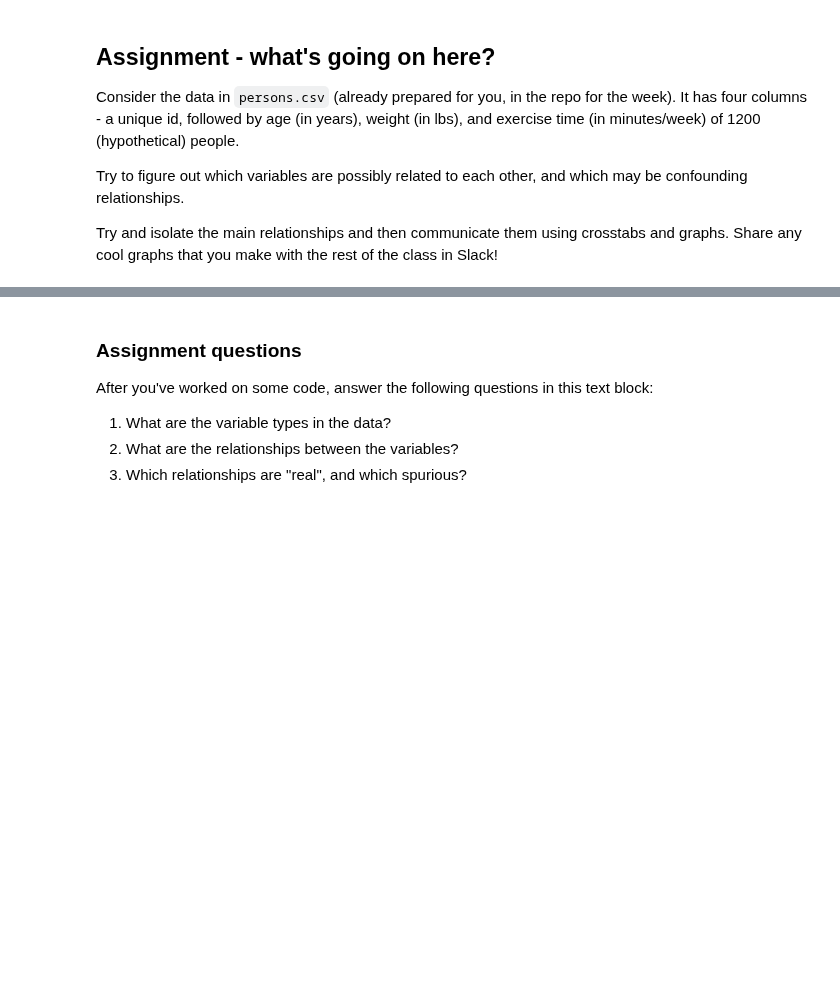
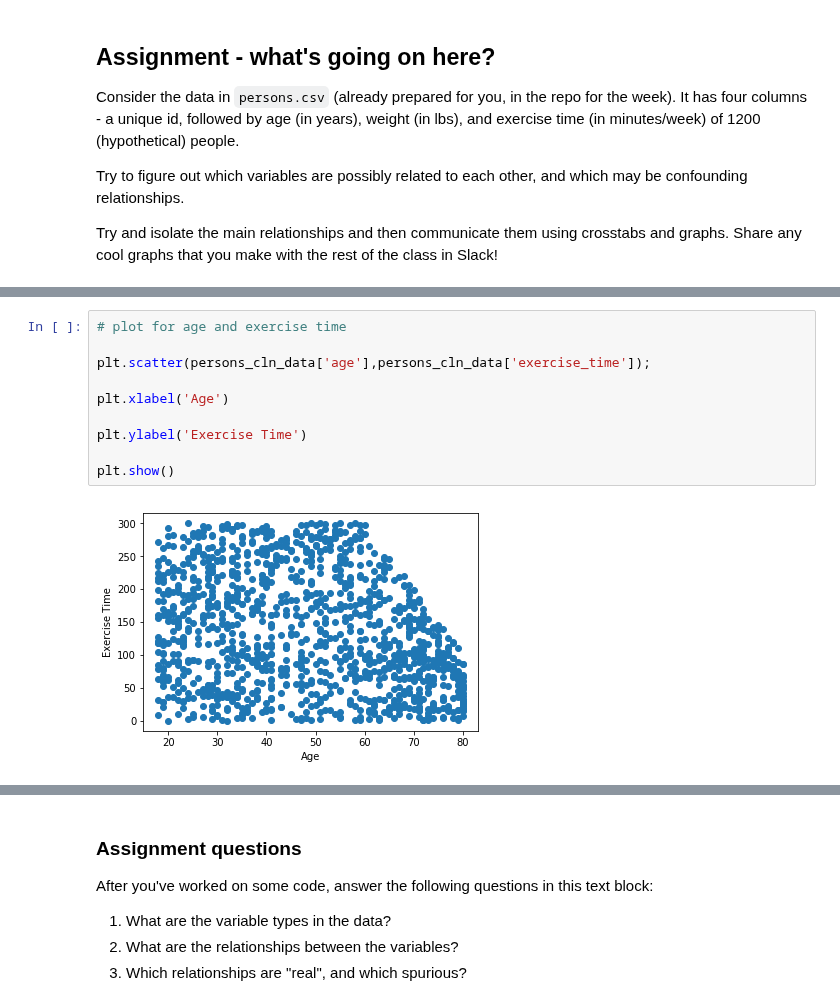
Before and after one commit to bloominstituteoftechnology/DS-Unit-1-Sprint-1-Dealing-With-Data, a Jupyter notebook: module3-databackedassertions/LS_DS_113_Making_Data_backed_Assertions_Assignment.ipynb, the cells around one changed output, grey strips where cells are left out. Drawn from its saved outputs; the diff is of its cells as text; blank space fills up the shorter version.

```diff
--- a/module3-databackedassertions/LS_DS_113_Making_Data_backed_Assertions_Assignment.ipynb
+++ b/module3-databackedassertions/LS_DS_113_Making_Data_backed_Assertions_Assignment.ipynb
@@ -20,0 +156,12 @@ Try and isolate the main relationships and then communicate them using crosstabs
+# %%
+# plot for age and exercise time
+
+plt.scatter(persons_cln_data['age'],persons_cln_data['exercise_time']);
+
+plt.xlabel('Age')
+
+plt.ylabel('Exercise Time')
+
+plt.show()
+# %% [output]
+[figure, added]
```
Also changed, not shown: parts of 26 cells of this notebook.
